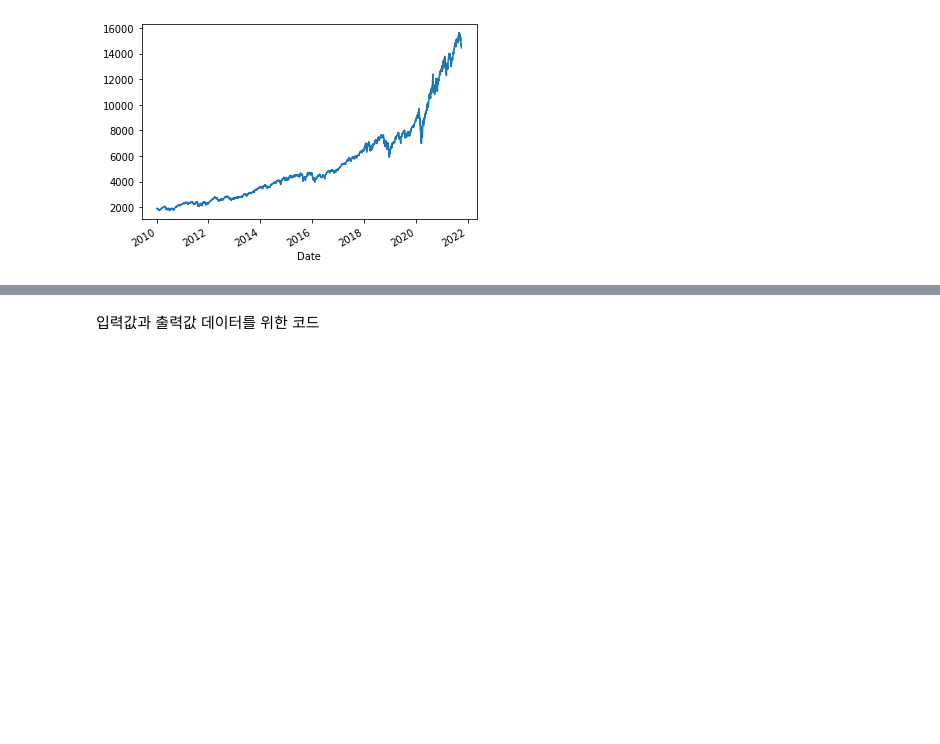
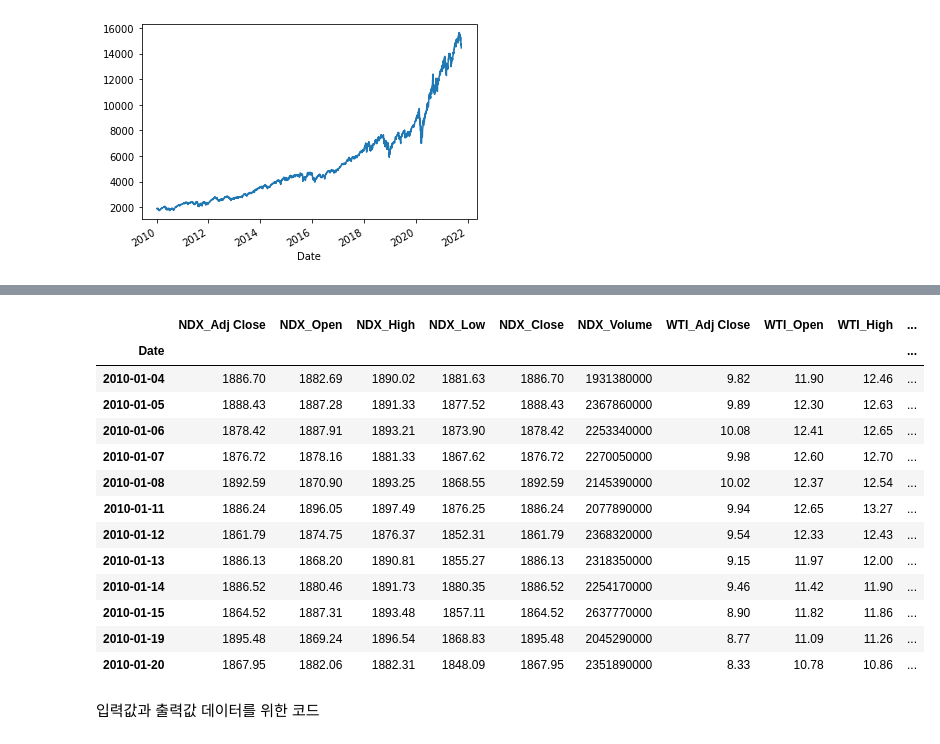
Before and after one commit to blackgreenc/AI, a Jupyter notebook: index_prediction.ipynb, the cells around one changed output, grey strips where cells are left out. Drawn from its saved outputs; the diff is of its cells as text; code cells hidden in the pictures; blank space fills up the shorter version.

```diff
--- a/index_prediction.ipynb
+++ b/index_prediction.ipynb
@@ -139,6 +139,21 @@ There are3966observations in the training data
 # %%
-#all_data = pd.concat([ NDX_data, WTI_data['WTI_Adj Close'], GOLD_data['GOLD_Adj Close']], axis=1)
-#all_data.head(12)
+all_data = pd.concat([ NDX_data, WTI_data, GOLD_data], axis=1)
+all_data.head(12)
+# %% [output]
+|  | NDX_Adj Close | NDX_Open | NDX_High | NDX_Low | NDX_Close | NDX_Volume | WTI_Adj Close | WTI_Open | WTI_High | ... |
+| Date |  |  |  |  |  |  |  |  |  | ... |
+| 2010-01-04 | 1886.70 | 1882.69 | 1890.02 | 1881.63 | 1886.70 | 1931380000 | 9.82 | 11.90 | 12.46 | ... |
+| 2010-01-05 | 1888.43 | 1887.28 | 1891.33 | 1877.52 | 1888.43 | 2367860000 | 9.89 | 12.30 | 12.63 | ... |
+| 2010-01-06 | 1878.42 | 1887.91 | 1893.21 | 1873.90 | 1878.42 | 2253340000 | 10.08 | 12.41 | 12.65 | ... |
+| 2010-01-07 | 1876.72 | 1878.16 | 1881.33 | 1867.62 | 1876.72 | 2270050000 | 9.98 | 12.60 | 12.70 | ... |
+| 2010-01-08 | 1892.59 | 1870.90 | 1893.25 | 1868.55 | 1892.59 | 2145390000 | 10.02 | 12.37 | 12.54 | ... |
+| 2010-01-11 | 1886.24 | 1896.05 | 1897.49 | 1876.25 | 1886.24 | 2077890000 | 9.94 | 12.65 | 13.27 | ... |
+| 2010-01-12 | 1861.79 | 1874.75 | 1876.37 | 1852.31 | 1861.79 | 2368320000 | 9.54 | 12.33 | 12.43 | ... |
+| 2010-01-13 | 1886.13 | 1868.20 | 1890.81 | 1855.27 | 1886.13 | 2318350000 | 9.15 | 11.97 | 12.00 | ... |
+| 2010-01-14 | 1886.52 | 1880.46 | 1891.73 | 1880.35 | 1886.52 | 2254170000 | 9.46 | 11.42 | 11.90 | ... |
+| 2010-01-15 | 1864.52 | 1887.31 | 1893.48 | 1857.11 | 1864.52 | 2637770000 | 8.90 | 11.82 | 11.86 | ... |
+| 2010-01-19 | 1895.48 | 1869.24 | 1896.54 | 1868.83 | 1895.48 | 2045290000 | 8.77 | 11.09 | 11.26 | ... |
+| 2010-01-20 | 1867.95 | 1882.06 | 1882.31 | 1848.09 | 1867.95 | 2351890000 | 8.33 | 10.78 | 10.86 | ... |
 # %%
 #all_Adj_data = pd.concat([NDX_data['NDX_Adj Close'], GOLD_data['GOLD_Adj Close'],WTI_data['WTI_Adj Close']], axis = 1)
 #all_Adj_data.head()
```
Also changed, not shown: parts of 9 cells of this notebook.
